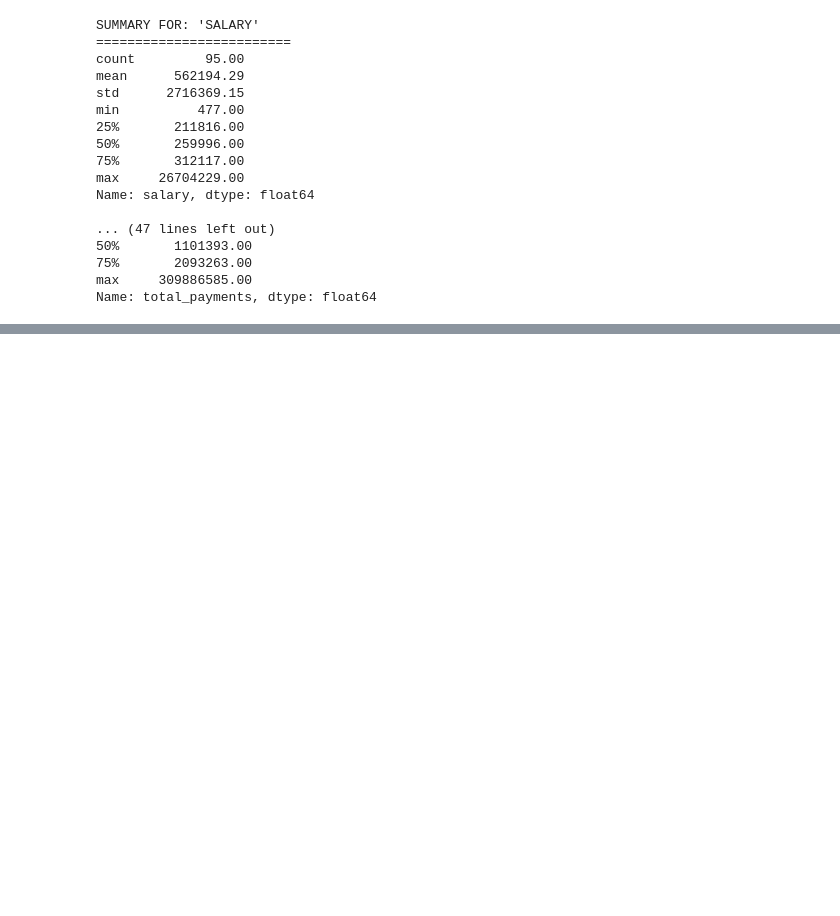
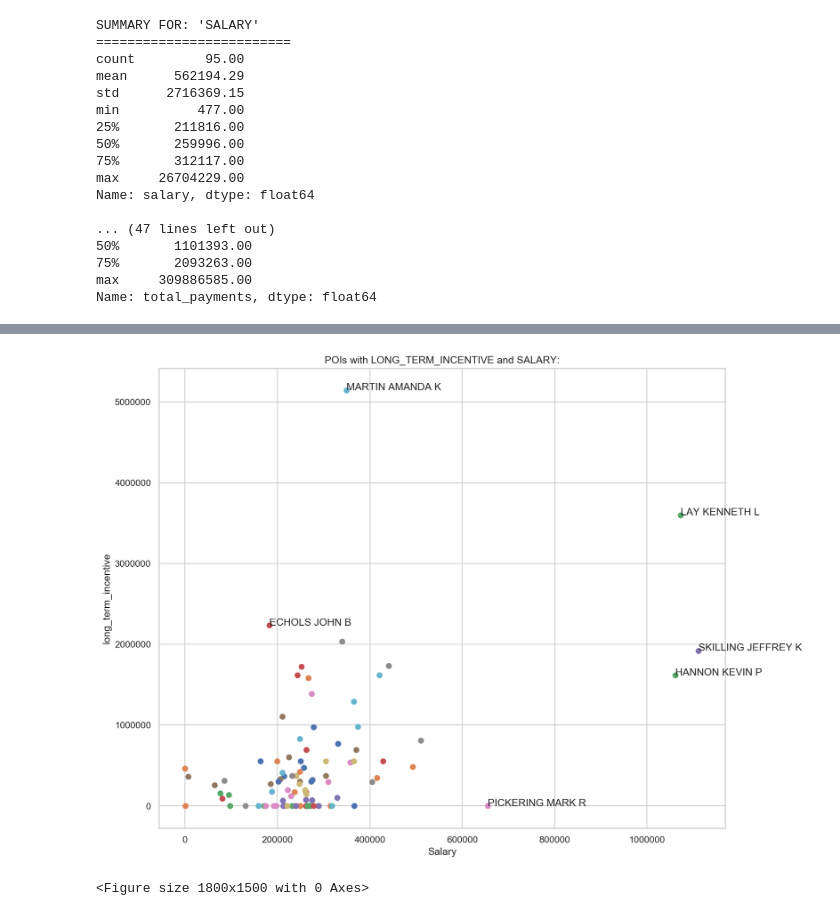
Before and after one commit to chrispaynes/enronML, a Jupyter notebook: enron_email_fraud/enron_email.ipynb, the cells around one changed output, grey strips where cells are left out. Drawn from its saved outputs; the diff is of its cells as text; code cells hidden in the pictures; blank space fills up the shorter version.

```diff
--- a/enron_email_fraud/enron_email.ipynb
+++ b/enron_email_fraud/enron_email.ipynb
@@ -205,0 +196,5 @@ plt.show()
+# %%
+plotData(data_dict, features=["salary", features_list[3]], xLabel="Salary", yLabel=features_list[3])
+# %% [output]
+[figure, added]
+<Figure size 1800x1500 with 0 Axes>
```
Also changed, not shown: parts of 4 cells of this notebook.
